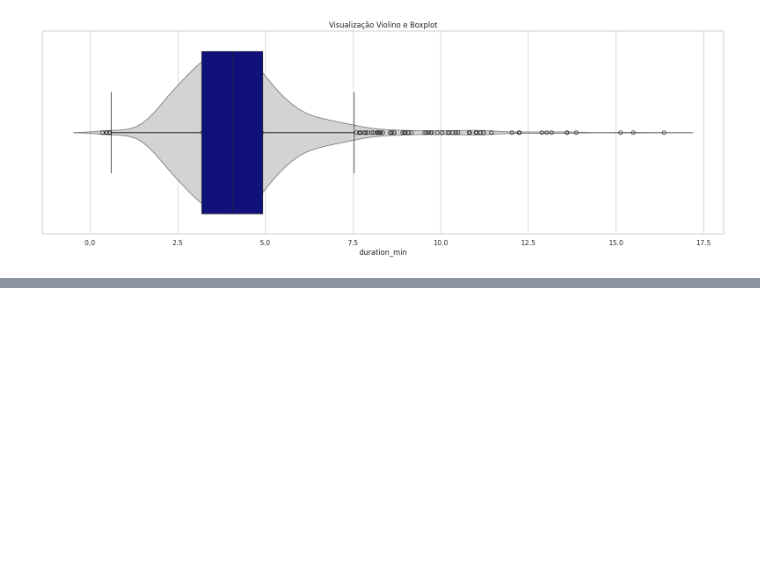
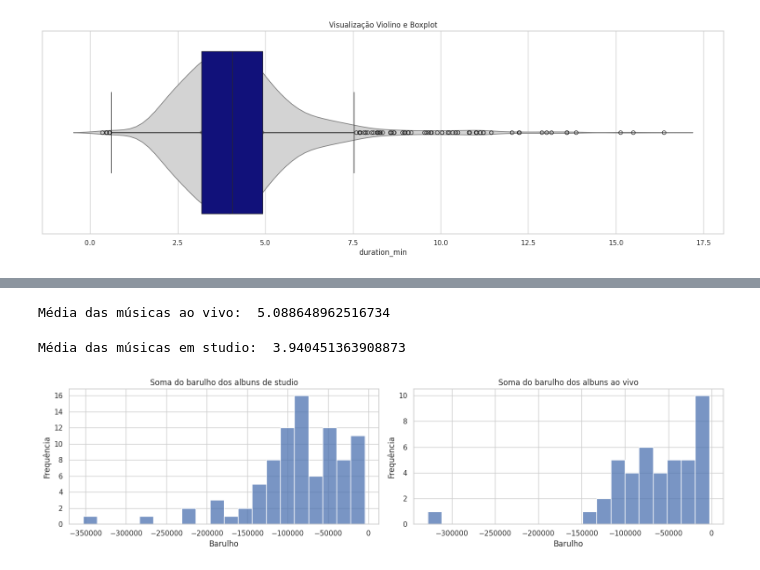
Before and after one commit to jessibmoura/ML-TimeSeries, a Jupyter notebook: Machine Learning with Python/Aula 1.2 - Exploratory data analysis/data_analysis.ipynb, the cells around one changed output, grey strips where cells are left out. Saved outputs shown, nothing was run; the diff lists cells and outputs as text; code cells hidden in the pictures; blank space fills up the shorter version.

```diff
--- a/Machine Learning with Python/Aula 1.2 - Exploratory data analysis/data_analysis.ipynb
+++ b/Machine Learning with Python/Aula 1.2 - Exploratory data analysis/data_analysis.ipynb
@@ -231,3 +233,11 @@ ax.set_title("Visualização Violino e Boxplot")
 plt.show()
 # %% [output]
 [figure]
+# %%
+def classifica_musica_aovivo(df):
+    if df["liveness"] >= 0.8:
+        return True
+    else:
+        return False
+# %%
+df["ao_vivo"] = df.apply(classifica_musica_aovivo, axis=1)
@@ -233,0 +267,3 @@ plt.show()
+# %%
+df_gravado_studio = df[df["ao_vivo"] == False]
+df_ao_vivo = df[df["ao_vivo"] == True]
@@ -233,0 +277,28 @@ plt.show()
+# %%
+print("Média das músicas ao vivo: ", df_ao_vivo["duration_min"].mean())
+# %% [output]
+Média das músicas ao vivo:  5.088648962516734
+# %%
+print("Média das músicas em studio: ", df_gravado_studio["duration_min"].mean())
+# %% [output]
+Média das músicas em studio:  3.940451363908873
+# %%
+df_studio = df_gravado_studio.groupby("album")["loudness"].sum()
+df_aovivo = df_ao_vivo.groupby("album")["loudness"].sum()
+
+fig, ax = plt.subplots(1, 2, figsize=(15,4))
+
+sns.histplot(data=df_studio, bins=20, ax=ax[0])
+ax[0].set_title("Soma do barulho dos albuns de studio")
+ax[0].set_xlabel("Barulho")
+ax[0].set_ylabel("Frequência")
+
+sns.histplot(data=df_aovivo, bins=20, ax=ax[1])
+ax[1].set_title("Soma do barulho dos albuns ao vivo")
+ax[1].set_xlabel("Barulho")
+ax[1].set_ylabel("Frequência")
+
+fig.tight_layout()
+plt.show()
+# %% [output]
+[figure, added]
```
Also changed, not shown: parts of 10 cells of this notebook.
